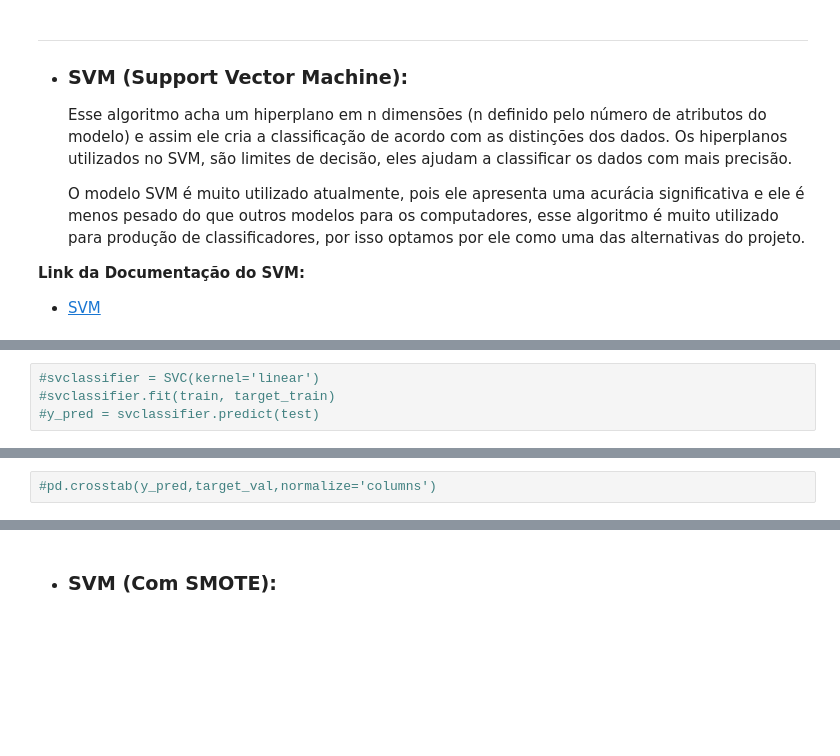
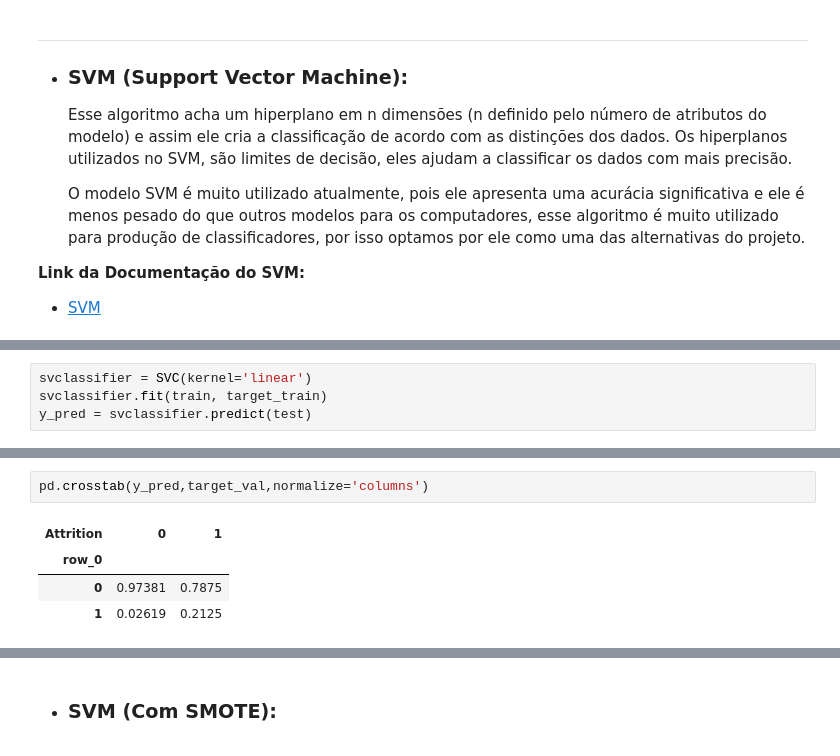
Before and after one commit to AntonioFuziy/Projeto3DataScience, a Jupyter notebook: Projeto3DataScience.ipynb, the cells around one changed output, grey strips where cells are left out. Cells and saved outputs as stored; diff of their text form; blank space fills up the shorter version.

```diff
--- a/Projeto3DataScience.ipynb
+++ b/Projeto3DataScience.ipynb
@@ -798,5 +904,5 @@ ___
 # %%
-#svclassifier = SVC(kernel='linear')
-#svclassifier.fit(train, target_train)
-#y_pred = svclassifier.predict(test)
+svclassifier = SVC(kernel='linear')
+svclassifier.fit(train, target_train)
+y_pred = svclassifier.predict(test)
 # %%
@@ -805,2 +922,7 @@ ___
 # %%
-#pd.crosstab(y_pred,target_val,normalize='columns')
+pd.crosstab(y_pred,target_val,normalize='columns')
+# %% [output]
+| Attrition | 0 | 1 |
+| row_0 |  |  |
+| 0 | 0.97381 | 0.7875 |
+| 1 | 0.02619 | 0.2125 |
```
Also changed, not shown: parts of 51 cells of this notebook, 1 other file.
